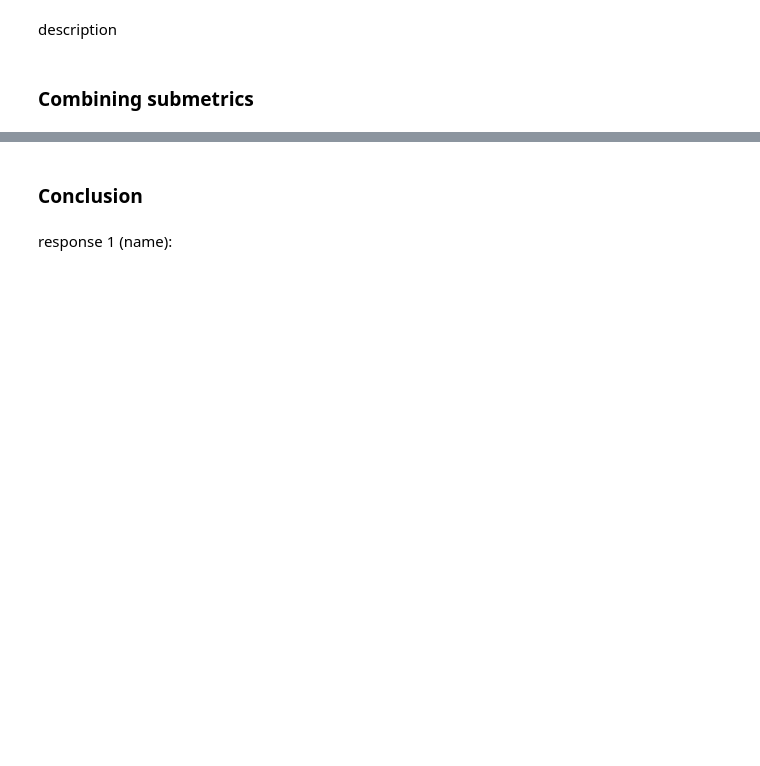
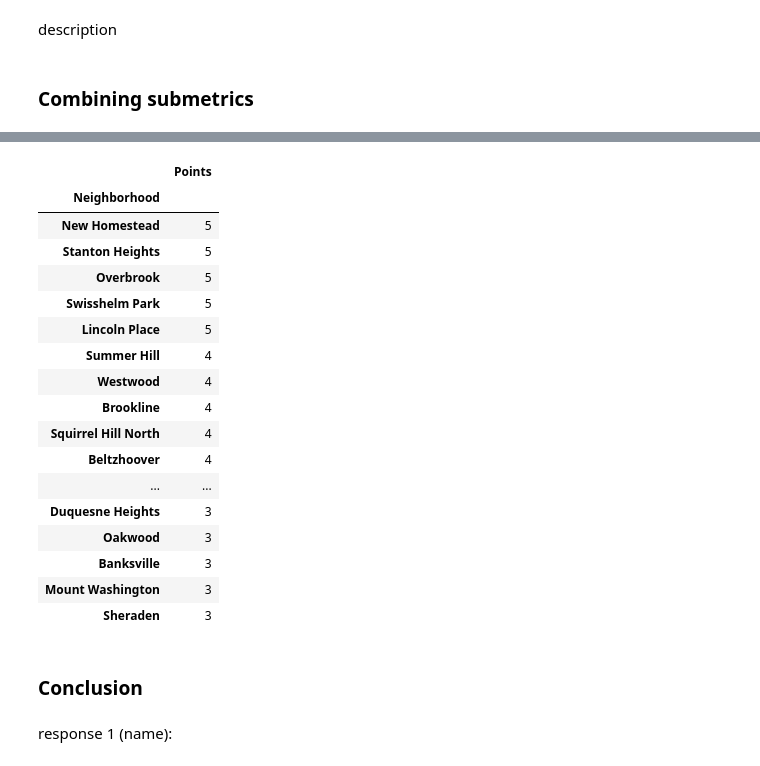
Before and after one commit to Alanswagxpp/BIGIDEA-Final-Project-Group-21-, a Jupyter notebook: Group21.ipynb, the cells around one changed output, grey strips where cells are left out. Drawn from its saved outputs; the diff is of its cells as text; code cells hidden in the pictures; blank space fills up the shorter version.

```diff
--- a/Group21.ipynb
+++ b/Group21.ipynb
@@ -111,7 +133,8 @@ city_of_pgh_cetracts = census_tracts_mapping['tractce10']
 # list of census tracts included in the homeowners dataset for allegheny county
 allegheny_cetracts = my_dfFiltered['Census Tract']
 # create a dictionary of city of pgh census tract -> city of pgh neighborhood
-dict = {'census tract': city_of_pgh_cetracts, 'pgh neighborhood': neighborhood['hood']}
+neighborhood.rename(columns = {"hood":"Neighborhood"}, inplace = True)
+dict = {'census tract': city_of_pgh_cetracts, 'pgh neighborhood': neighborhood["Neighborhood"]}
 dict = pd.DataFrame(dict)
 
 best_tracts_pgh = [0]*len(allegheny_cetracts)
@@ -147,6 +170,6 @@ for w in best_tracts_pgh:
                 break
             index = index + 1
 
-best_nbhds_homeownership = pd.DataFrame(best_nbhds[0:10])
+best_nbhds_homeownership = pd.DataFrame(best_nbhds)
 best_nbhds_homeownership.columns = ['Neighborhood']
-best_nbhds_homeownership
+best_nbhds_homeownership.head(10)
@@ -274,3 +297,45 @@ method
+# %%
+# lists
+zeros = np.zeros(len(neighborhood), dtype = int)
+nbhds = neighborhood.loc[:,"Neighborhood"]
+
+# Create a Series from those two lists
+final_nbhds = pd.Series(zeros, index=nbhds)
+
+add_points = best_nbhds_homeownership["Neighborhood"][0:5]
+final_nbhds.loc[add_points] += 1
+add_points = best_nbhds_homeownership["Neighborhood"][0:15]
+final_nbhds.loc[add_points] += 1
+add_points = best_nbhds_homeownership["Neighborhood"][0:30]
+final_nbhds.loc[add_points] += 1
+add_points = best_nbhds_homeownership["Neighborhood"][0:50]
+final_nbhds.loc[add_points] += 1
+add_points = best_nbhds_homeownership["Neighborhood"][0:90]
+final_nbhds.loc[add_points] += 1
+
+best_pgh_nbhds = pd.DataFrame(final_nbhds)
+best_pgh_nbhds.rename(columns = {0:'Points'}, inplace = True)
+best_pgh_nbhds = best_pgh_nbhds.sort_values(by=["Points"], ascending=False)
+best_pgh_nbhds.head(30)
+# %% [output]
+|  | Points |
+| Neighborhood |  |
+| New Homestead | 5 |
+| Stanton Heights | 5 |
+| Overbrook | 5 |
+| Swisshelm Park | 5 |
+| Lincoln Place | 5 |
+| Summer Hill | 4 |
+| Westwood | 4 |
+| Brookline | 4 |
+| Squirrel Hill North | 4 |
+| Beltzhoover | 4 |
+| ... | ... |
+| Duquesne Heights | 3 |
+| Oakwood | 3 |
+| Banksville | 3 |
+| Mount Washington | 3 |
+| Sheraden | 3 |
 # %% [markdown]
 ### Conclusion
 # %% [markdown]
```
Also changed, not shown: parts of 7 cells of this notebook.
